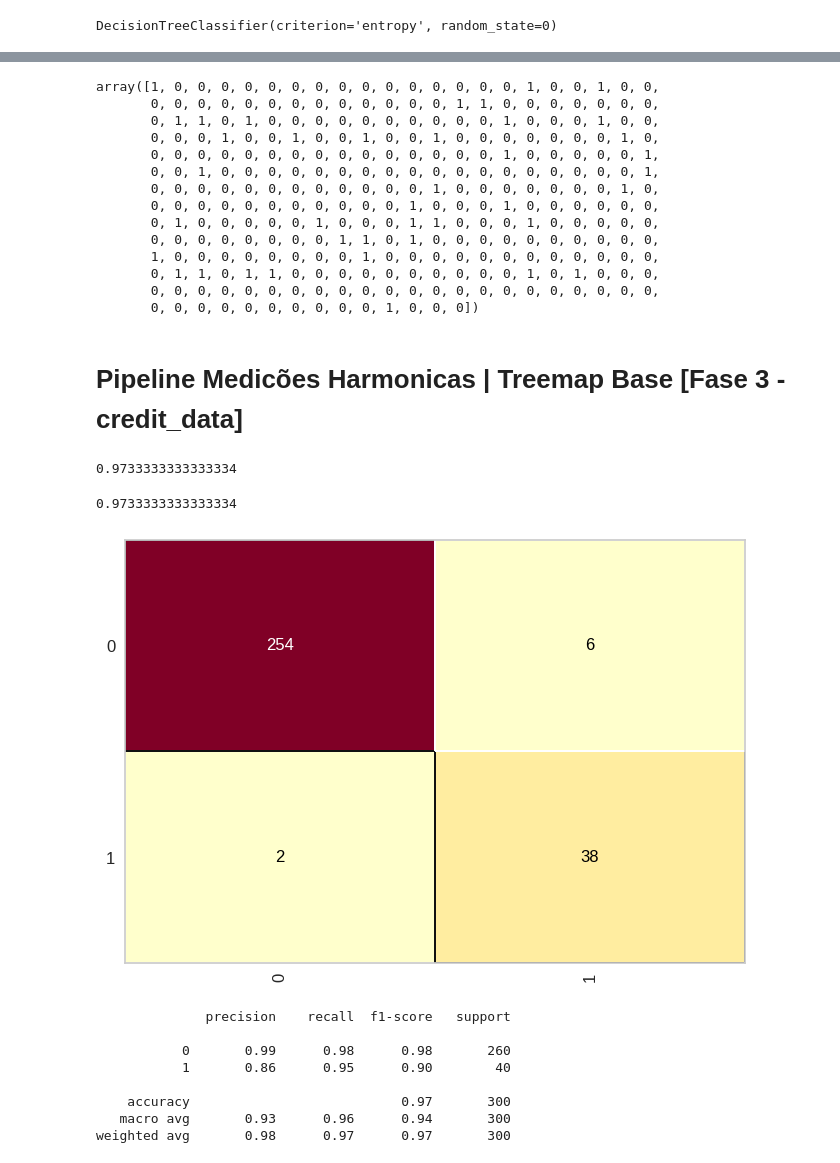
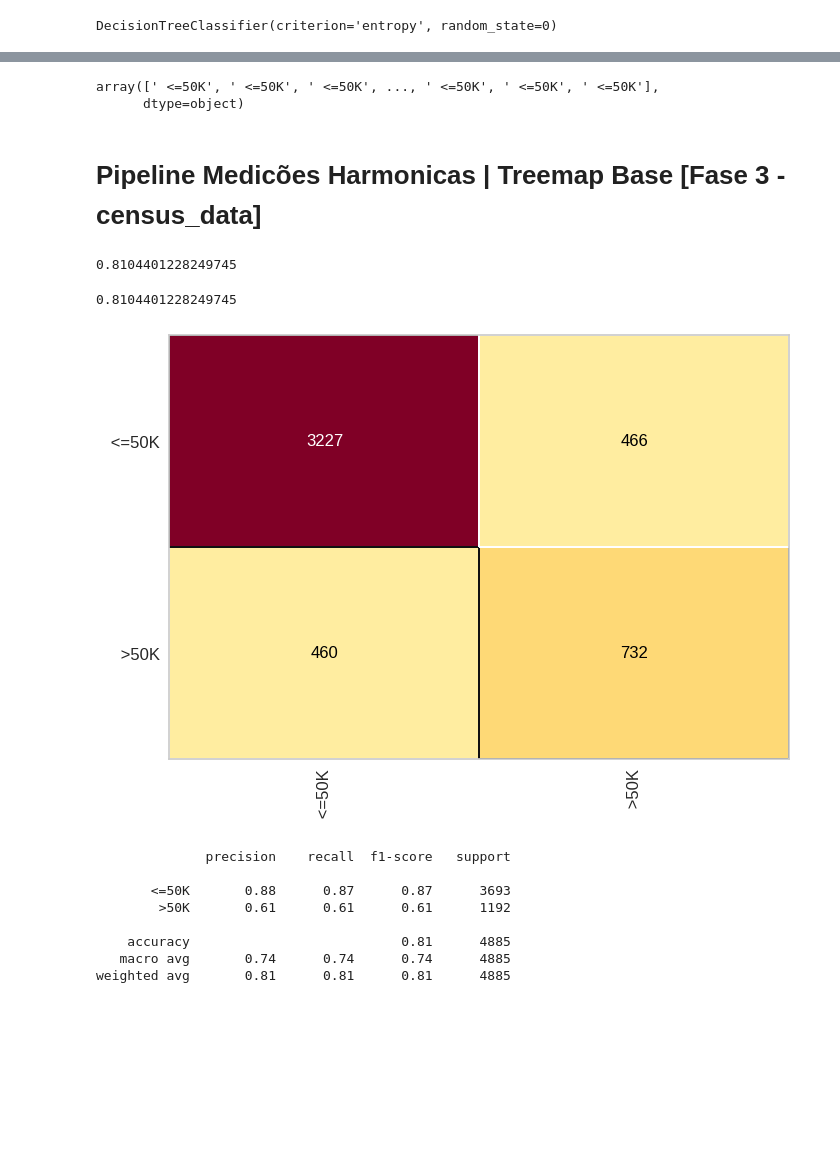
Before and after one commit to Pedro4Albuquerque/am-t4-s1a2026t2, a Jupyter notebook: MultiNeuralCensus0519.ipynb, the cells around one changed output, grey strips where cells are left out. Saved outputs shown, nothing was run; the diff lists cells and outputs as text; code cells hidden in the pictures; blank space fills up the shorter version.

```diff
--- a/MultiNeuralCensus0519.ipynb
+++ b/MultiNeuralCensus0519.ipynb
@@ -25,6 +25,6 @@ import plotly.express as px
 # %%
 import pickle
 # %%
-with open('/content/drive/MyDrive/am-t4/credit.pkt', 'rb') as f:
-  X_credit_treinamento, Y_credit_treinamento, X_credit_teste, Y_credit_teste = pickle.load(f)
+with open('/content/drive/MyDrive/am-t4/census.pkl', 'rb') as f:
+  X_census_treinamento, Y_census_treinamento, X_census_teste, Y_census_teste = pickle.load(f)
 # %%
@@ -44,0 +40,3 @@ GaussianNB()
+# %%
+naive_census_data = GaussianNB()
+naive_census_data.fit(X_census_treinamento, Y_census_treinamento)
@@ -102,0 +72,4 @@ cm_credit.score(X_credit_teste, Y_credit_teste)
+# %%
+cm_census = ConfusionMatrix(naive_census_data)
+cm_census.fit(X_census_treinamento, Y_census_treinamento)
+cm_census.score(X_census_teste, Y_census_teste)
@@ -105,8 +81,8 @@ cm_credit.score(X_credit_teste, Y_credit_teste)
 # %%
 from sklearn.tree import DecisionTreeClassifier
 # %%
-arvore_credit_data = DecisionTreeClassifier(criterion='entropy', random_state=0)
-arvore_credit_data.fit(X_credit_treinamento, Y_credit_treinamento)
+arvore_census_data = DecisionTreeClassifier(criterion='entropy', random_state=0)
+arvore_census_data.fit(X_census_treinamento, Y_census_treinamento)
 # %% [output]
 DecisionTreeClassifier(criterion='entropy', random_state=0)
 # %%
@@ -139,44 +103,32 @@ array([1, 0, 0, 0, 0, 0, 0, 0, 0, 0, 0, 0, 0, 0, 0, 0, 1, 0, 0, 1, 0, 0,
-# %%
-Y_credit_teste
-# %% [output]
-array([1, 0, 0, 0, 0, 0, 0, 0, 0, 0, 0, 0, 0, 0, 0, 0, 1, 0, 0, 1, 0, 0,
-       0, 0, 0, 0, 0, 0, 0, 0, 0, 0, 0, 0, 0, 1, 1, 0, 0, 0, 0, 0, 0, 0,
-       0, 1, 1, 0, 1, 0, 0, 0, 0, 0, 0, 0, 0, 0, 0, 1, 0, 0, 0, 1, 0, 0,
-       0, 0, 0, 1, 0, 0, 1, 0, 0, 1, 0, 0, 1, 0, 0, 0, 0, 0, 0, 0, 1, 0,
-       0, 0, 0, 0, 0, 0, 0, 0, 0, 0, 0, 0, 0, 0, 0, 1, 0, 0, 0, 0, 0, 1,
-       0, 0, 1, 0, 0, 0, 0, 0, 0, 0, 0, 0, 0, 0, 0, 0, 0, 0, 0, 0, 0, 1,
-       0, 0, 0, 0, 0, 0, 0, 0, 0, 0, 0, 0, 1, 0, 0, 0, 0, 0, 0, 0, 1, 0,
-       0, 0, 0, 0, 0, 0, 0, 0, 0, 0, 0, 1, 0, 0, 0, 1, 0, 0, 0, 0, 0, 0,
-       0, 1, 0, 0, 0, 0, 0, 1, 0, 0, 0, 1, 1, 0, 0, 0, 1, 0, 0, 0, 0, 0,
-       0, 0, 0, 0, 0, 0, 0, 0, 1, 1, 0, 1, 0, 0, 0, 0, 0, 0, 0, 0, 0, 0,
-       1, 0, 0, 0, 0, 0, 0, 0, 0, 1, 0, 0, 0, 0, 0, 0, 0, 0, 0, 0, 0, 0,
-       0, 1, 1, 0, 1, 1, 0, 0, 0, 0, 0, 0, 0, 0, 0, 0, 1, 0, 1, 0, 0, 0,
-       0, 0, 0, 0, 0, 0, 0, 0, 0, 0, 0, 0, 0, 0, 0, 0, 0, 0, 0, 0, 0, 0,
-       0, 0, 0, 0, 0, 0, 0, 0, 0, 0, 1, 0, 0, 0])
+# %%
+Y_census_teste
+# %% [output]
+array([' <=50K', ' <=50K', ' <=50K', ..., ' <=50K', ' <=50K', ' <=50K'],
+      dtype=object)
 # %% [markdown]
-# Pipeline Medicões Harmonicas  | Treemap Base [Fase 3 - credit_data]
+# Pipeline Medicões Harmonicas  | Treemap Base [Fase 3 - census_data]
 # %%
 from sklearn.metrics import accuracy_score, confusion_matrix, classification_report
 # %%
-accuracy_score(Y_credit_teste, previsoes_arvore)
+accuracy_score(Y_census_teste, previsoes_arvore)
 # %% [output]
-0.9733333333333334
+0.8104401228249745
 # %%
 from yellowbrick.classifier import ConfusionMatrix
-cm_tree = ConfusionMatrix(arvore_credit_data)
-cm_tree.fit(X_credit_treinamento, Y_credit_treinamento)
-cm_tree.score(X_credit_teste, Y_credit_teste)
+cm_tree = ConfusionMatrix(arvore_census_data)
+cm_tree.fit(X_census_treinamento, Y_census_treinamento)
+cm_tree.score(X_census_teste, Y_census_teste)
 # %% [output]
-0.9733333333333334
+0.8104401228249745
-[figure, old version]
+[figure, new version]
 # %%
-print(classification_report(Y_credit_teste, previsoes_arvore))
+print(classification_report(Y_census_teste, previsoes_arvore))
 # %% [output]
               precision    recall  f1-score   support
 
-           0       0.99      0.98      0.98       260
-           1       0.86      0.95      0.90        40
+       <=50K       0.88      0.87      0.87      3693
+        >50K       0.61      0.61      0.61      1192
 
-    accuracy                           0.97       300
-   macro avg       0.93      0.96      0.94       300
-weighted avg       0.98      0.97      0.97       300
+    accuracy                           0.81      4885
+   macro avg       0.74      0.74      0.74      4885
+weighted avg       0.81      0.81      0.81      4885
```
Also changed, not shown: parts of 23 cells of this notebook.
